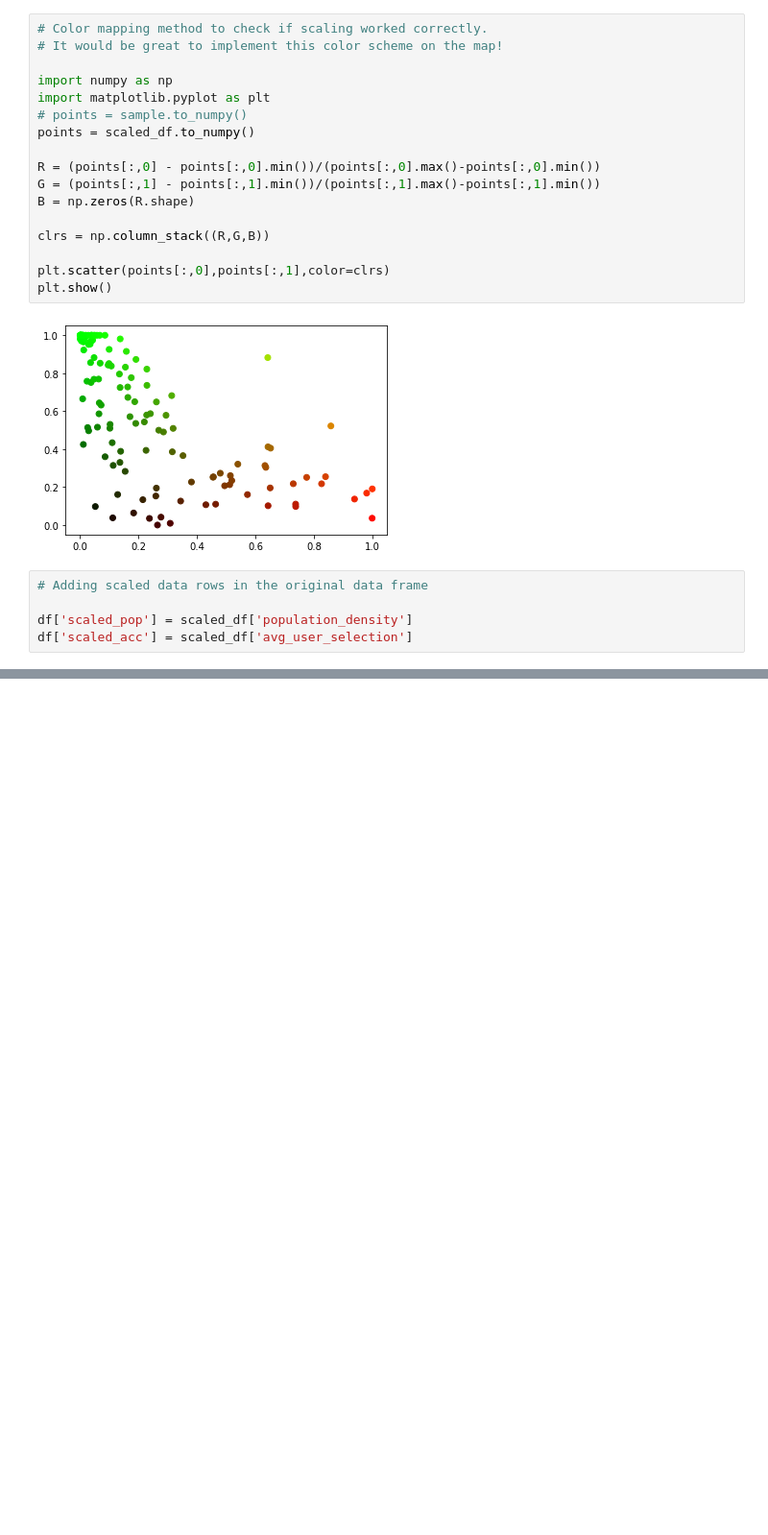
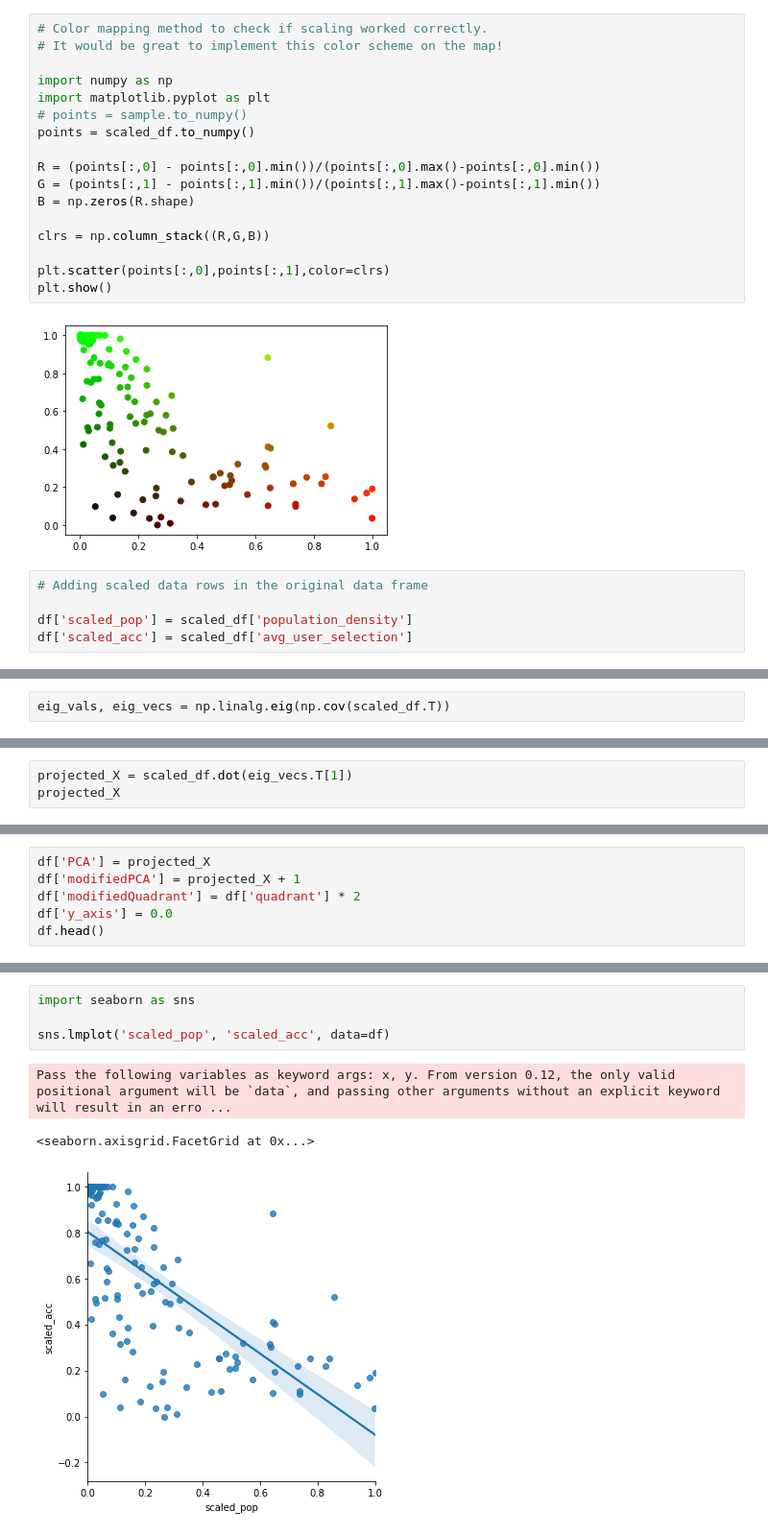
Before and after one commit to JacobKjaerulffFurberg/15MinutesCitiesVisualization, a Jupyter notebook: Visualization.ipynb, the cells around one changed output, grey strips where cells are left out. Shown at 96% size. Drawn from its saved outputs; the diff is of its cells as text; blank space fills up the shorter version.

```diff
--- a/Visualization.ipynb
+++ b/Visualization.ipynb
@@ -86,0 +96,2 @@ df['scaled_acc'] = scaled_df['avg_user_selection']
+# %%
+eig_vals, eig_vecs = np.linalg.eig(np.cov(scaled_df.T))
@@ -86,0 +102,3 @@ df['scaled_acc'] = scaled_df['avg_user_selection']
+# %%
+projected_X = scaled_df.dot(eig_vecs.T[1])
+projected_X
@@ -86,0 +118,6 @@ df['scaled_acc'] = scaled_df['avg_user_selection']
+# %%
+df['PCA'] = projected_X
+df['modifiedPCA'] = projected_X + 1
+df['modifiedQuadrant'] = df['quadrant'] * 2
+df['y_axis'] = 0.0
+df.head()
@@ -86,0 +131,8 @@ df['scaled_acc'] = scaled_df['avg_user_selection']
+# %%
+import seaborn as sns
+
+sns.lmplot('scaled_pop', 'scaled_acc', data=df)
+# %% [output]
+Pass the following variables as keyword args: x, y. From version 0.12, the only valid positional argument will be `data`, and passing other arguments without an explicit keyword will result in an erro ...
+<seaborn.axisgrid.FacetGrid at 0x...>
+[figure, added]
```
Also changed, not shown: parts of 8 cells of this notebook.
